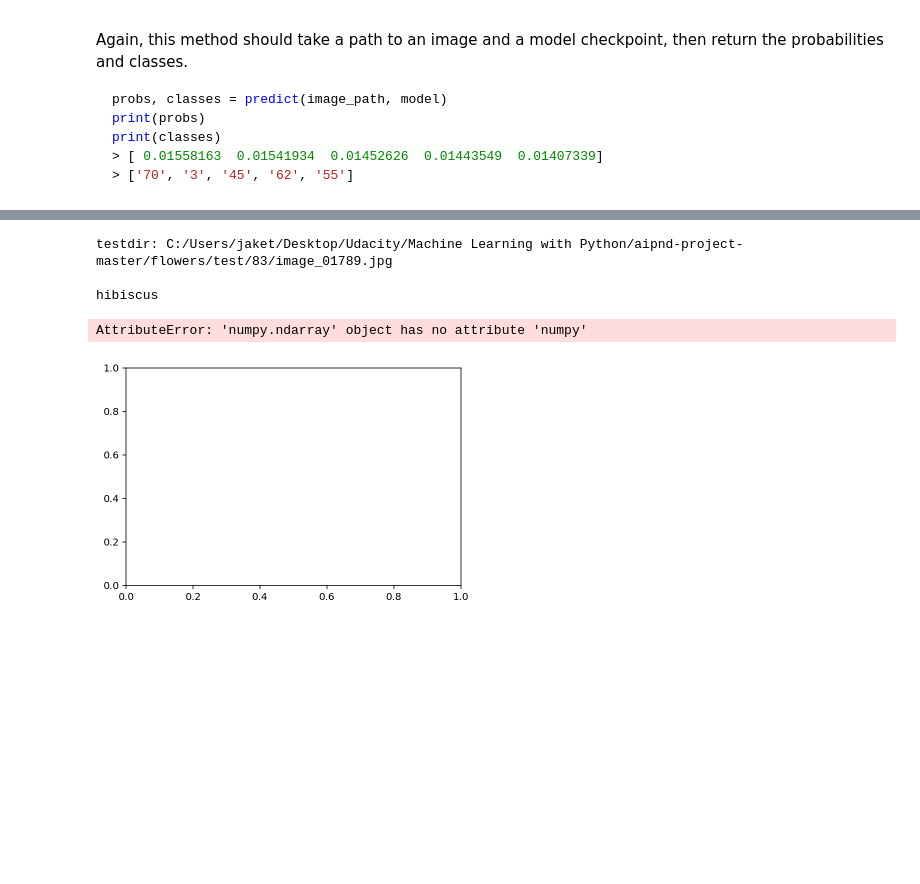
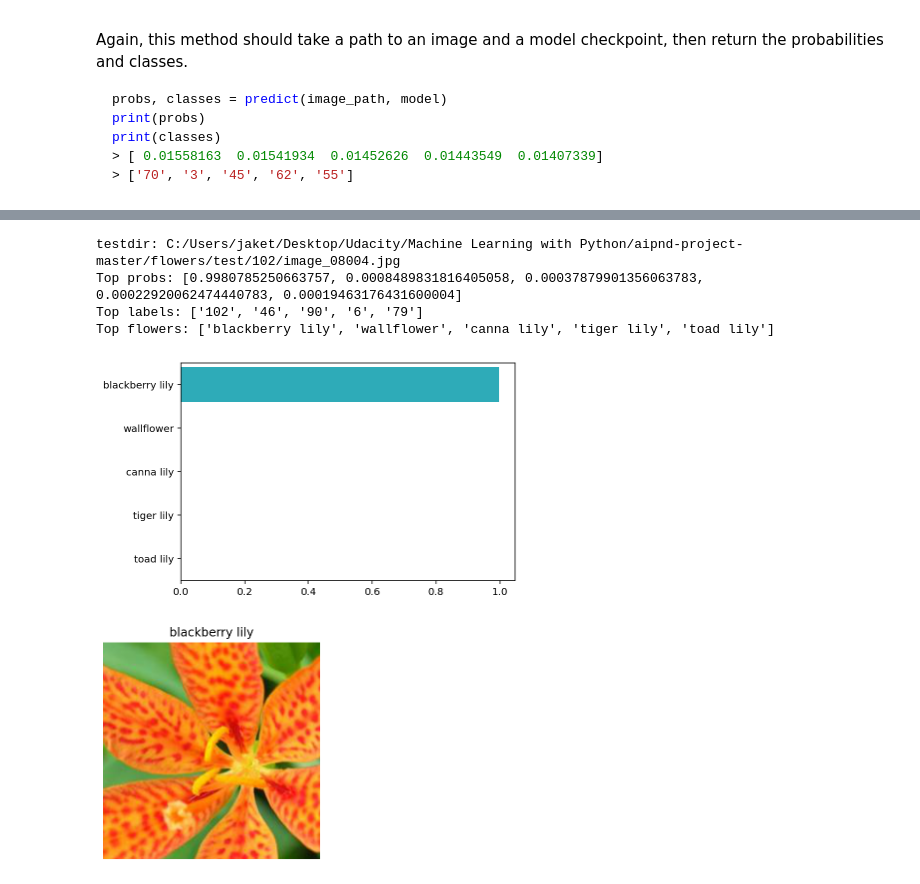
Before and after one commit to Scoobs94/Udacity-Image-Classifier-Proj, a Jupyter notebook: Image Classifier Project.ipynb, the cells around one changed output, grey strips where cells are left out. Drawn from its saved outputs; the diff is of its cells as text; code cells hidden in the pictures; blank space fills up the shorter version.

```diff
--- a/Image Classifier Project.ipynb
+++ b/Image Classifier Project.ipynb
@@ -393,7 +411,7 @@ def load_checkpoint(filepath):
     norm_mean = checkpoint['norm_mean']
     norm_std = checkpoint['norm_std']
 
-    model.classifier = classifier
+    model.fc = checkpoint['classifier']
 
     model.load_state_dict(checkpoint['model_state_dict'])
     optimizer.load_state_dict(checkpoint['optim_state_dict'])
@@ -455,7 +487,7 @@ def process_image(image_path):
 
     # DONE: Process a PIL image for use in a PyTorch model
     # Open the image
-    img = PIL.Image.open(image_path, 'r')
+    img = PIL.Image.open(image_path)
 
     # Resize
     if img.size[0] > img.size[1]:
@@ -465,6 +497,7 @@ def process_image(image_path):
 
     # Crop
     crop_box = [(img.width - 224)/2, (img.height - 224)/2, (img.width - 224)/2 + 224, (img.height -224)/2 + 224]
+    img = img.crop(crop_box)
 
     # Normalize the image
     img = np.array(img)/255
@@ -594,7 +593,7 @@ def predict(image_path, model, topk=5):
     # Process the image so it is a NumPy array and no longer a PyTorch Tensor
     img = process_image(image_path)
 
-    img_tensor = torch.from_numpy(img).type(FloatTensor)
+    img_tensor = torch.from_numpy(img).type(torch.cuda.FloatTensor)
 
     model_input = img_tensor.unsqueeze(0)
 
@@ -605,15 +604,16 @@ def predict(image_path, model, topk=5):
         ps = torch.exp(output)
 
         top_probs, top_labels = ps.topk(topk)
-        top_probs = top_probs.numpy().tolist()[0]
-        top_labels = top_labels.numpy().tolist()[0]
+        top_probs = top_probs.cpu().numpy().tolist()[0]
+        top_labels = top_labels.cpu().numpy().tolist()[0]
 
     idx_to_class = {val: key for key, val in model.class_to_idx.items()}
 
+    top_probs = [probs for probs in top_probs]
     top_labels = [idx_to_class[labels] for labels in top_labels]
-    top_flowers = [label_map[idx_to_class[label]] for labels in top_labels]
+    top_flowers = [cat_to_name[labels] for labels in top_labels]
 
-    return top_prob, top_labels, top_flowers
+    return top_probs, top_labels, top_flowers
 # %% [markdown]
 ## Sanity Checking
 
@@ -625,48 +625,39 @@ You can convert from the class integer encoding to actual flower names with the
 # %%
 # TODO: Display an image along with the top 5 classes
 
 # Define the image path
-print('testdir: C:/Users/jaket/Desktop/Udacity/Machine Learning with Python/aipnd-project-master/flowers/test/83/image_01789.jpg \n')
-image_path = 'C:/Users/jaket/Desktop/Udacity/Machine Learning with Python/aipnd-project-master/flowers/test/83/image_01789.jpg'
+print('testdir: C:/Users/jaket/Desktop/Udacity/Machine Learning with Python/aipnd-project-master/flowers/test/102/image_08004.jpg')
+image_path = 'C:/Users/jaket/Desktop/Udacity/Machine Learning with Python/aipnd-project-master/flowers/test/102/image_08004.jpg'
 
-# process and normalize images to tensors for imshow
-norm_mean = [0.485, 0.456, 0.406]
-norm_std = [0.229, 0.224, 0.225]
+# process the provided image
+img = process_image(image_path)
 
-final_trasnsforms = transforms.Compose([transforms.Resize(225),
-                                      transforms.CenterCrop(224),
-                                      transforms.ToTensor(),
-                                      transforms.Normalize(norm_mean, norm_std)])
+# Find the key from the image_path
+for directory in image_path.split('/'):
+    if directory.isnumeric() == True:
+        key = directory
 
-final_data = datasets.ImageFolder(image_path, transform=test_transforms)
-
-
-key = '83'
-# name to confirm is 'hibiscus'
+# Numpy -> Tensor
+image_tensor = torch.from_numpy(img).type(torch.FloatTensor)
+img = image_tensor
 
 # Find the image title
 # The image title will need to be found using the cat_to_name.json. This will be merely a task of indexing.
+title = cat_to_name[key]
 
-title = cat_to_name[key]
-print(title)
-
-# Display the image
-# The image needs to be loaded using the data loader. The path will not suffice in this case
-
-
-imshow(final_data, title);
-
-predict(image_path, model)
-print('Top probs:', top_prob, '\n')
-print('Top labels:', top_labels, '\n')
-print('Top flowers:', top_flowers, '\n')
+prediction_results = predict(image_path, model)
+top_probs, top_labels, top_flowers = prediction_results
+print('Top probs:', top_probs)
+print('Top labels:', top_labels)
+print('Top flowers:', top_flowers)
 
 # Deifne the bar graph in the second column. Only show the top 5 classes
-ax.barh(np.arrange(top_prob), ps)
-ax.set_yticks(np.arrange(top_flowers))
+sb.barplot(x = top_probs, y = top_flowers, color = sb.color_palette('tab10')[9])
+imshow(img, title); # display the image in the second plot
 # %% [output]
-testdir: C:/Users/jaket/Desktop/Udacity/Machine Learning with Python/aipnd-project-master/flowers/test/83/image_01789.jpg
-
-hibiscus
+testdir: C:/Users/jaket/Desktop/Udacity/Machine Learning with Python/aipnd-project-master/flowers/test/102/image_08004.jpg
+Top probs: [0.9980785250663757, 0.0008489831816405058, 0.00037879901356063783, 0.00022920062474440783, 0.00019463176431600004]
+Top labels: ['102', '46', '90', '6', '79']
+Top flowers: ['blackberry lily', 'wallflower', 'canna lily', 'tiger lily', 'toad lily']
-AttributeError: 'numpy.ndarray' object has no attribute 'numpy'
-[figure, old version]
+[figure, new version]
+[figure, added]
```
Also changed, not shown: parts of 28 cells of this notebook.
